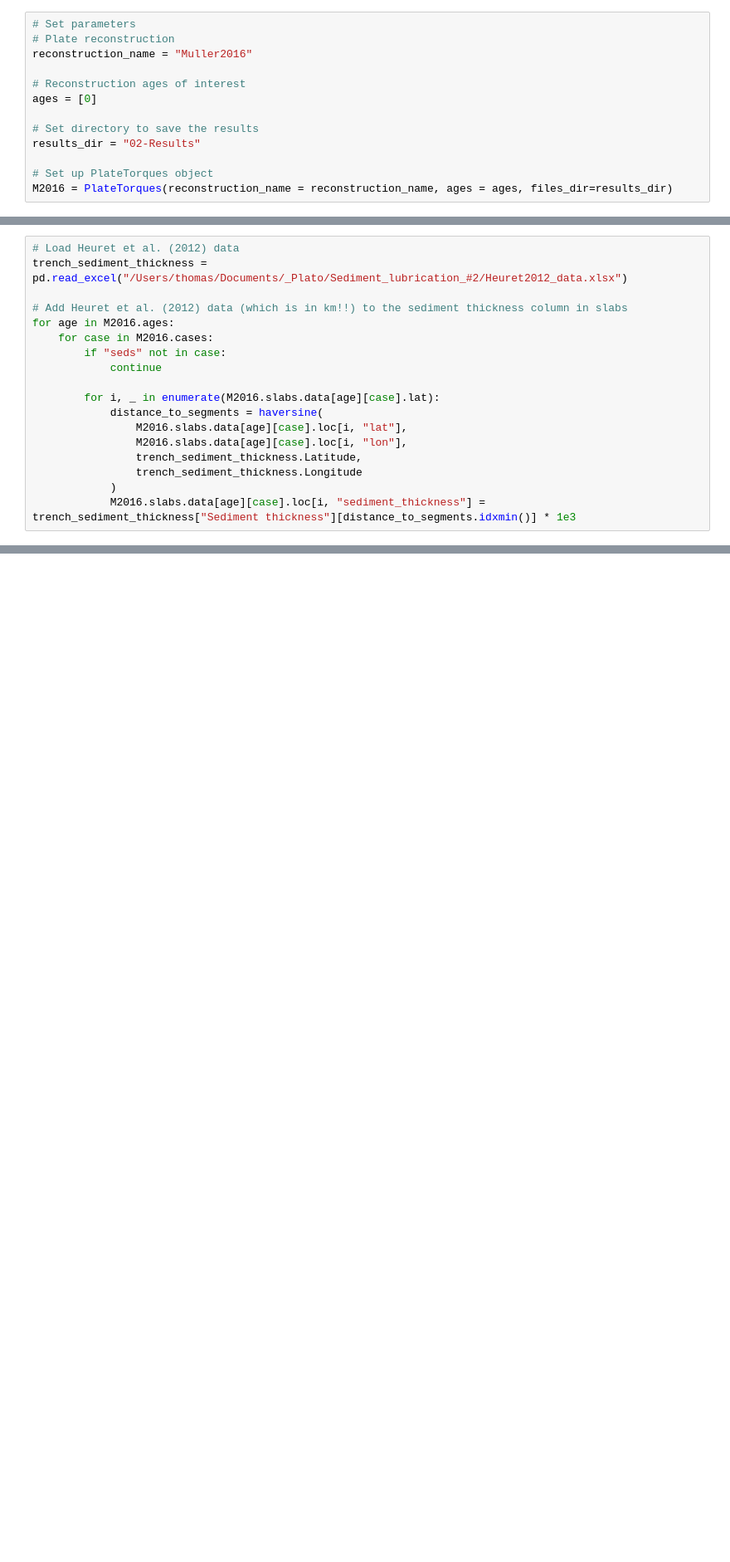
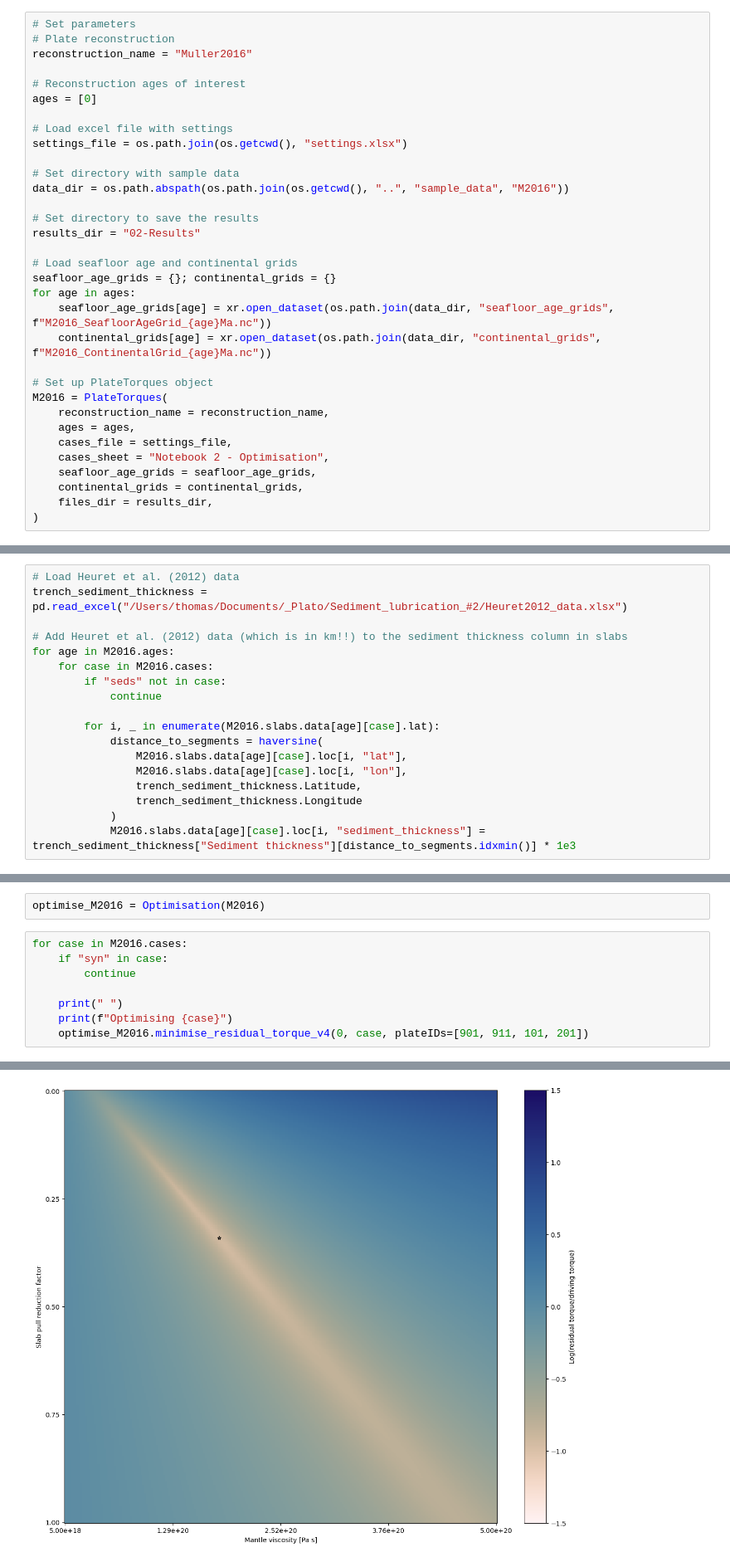
Before and after one commit to thomas-schouten/Plato, a Jupyter notebook: notebooks/02-Optimisation.ipynb, the cells around one changed output, grey strips where cells are left out. Shown: that part at 83% size. Drawn from its saved outputs; the diff is of its cells as text; blank space fills up the shorter version.

Commit message:
Added notebook
Updated code to be more flexible

Too many changes to summarise here basically

```diff
--- a/notebooks/02-Optimisation.ipynb
+++ b/notebooks/02-Optimisation.ipynb
@@ -32,8 +35,28 @@ reconstruction_name = "Muller2016"
 # Reconstruction ages of interest
 ages = [0]
 
+# Load excel file with settings
+settings_file = os.path.join(os.getcwd(), "settings.xlsx")
+
+# Set directory with sample data
+data_dir = os.path.abspath(os.path.join(os.getcwd(), "..", "sample_data", "M2016"))
+
 # Set directory to save the results
 results_dir = "02-Results"
 
+# Load seafloor age and continental grids
+seafloor_age_grids = {}; continental_grids = {}
+for age in ages:
+    seafloor_age_grids[age] = xr.open_dataset(os.path.join(data_dir, "seafloor_age_grids", f"M2016_SeafloorAgeGrid_{age}Ma.nc"))
+    continental_grids[age] = xr.open_dataset(os.path.join(data_dir, "continental_grids", f"M2016_ContinentalGrid_{age}Ma.nc"))
+
 # Set up PlateTorques object
-M2016 = PlateTorques(reconstruction_name = reconstruction_name, ages = ages, files_dir=results_dir)
+M2016 = PlateTorques(
+    reconstruction_name = reconstruction_name,
+    ages = ages,
+    cases_file = settings_file,
+    cases_sheet = "Notebook 2 - Optimisation",
+    seafloor_age_grids = seafloor_age_grids,
+    continental_grids = continental_grids,
+    files_dir = results_dir,
+)
@@ -101,0 +139,11 @@ The below cells add a grid of lithospheric thickness to the `PlateTorques` objec
+# %%
+optimise_M2016 = Optimisation(M2016)
+# %%
+for case in M2016.cases:
+    if "syn" in case:
+        continue
+
+    print(" ")
+    print(f"Optimising {case}")
+    optimise_M2016.minimise_residual_torque_v4(0, case, plateIDs=[901, 911, 101, 201])
+# %% [output]
@@ -101,0 +152 @@ The below cells add a grid of lithospheric thickness to the `PlateTorques` objec
+[figure, added]
```
Also changed, not shown: parts of 12 cells of this notebook, 15 other files.
